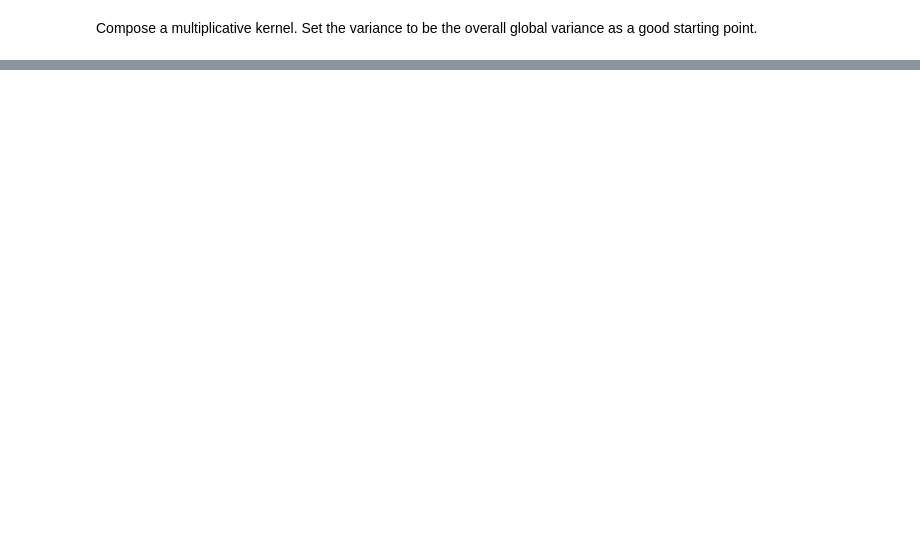
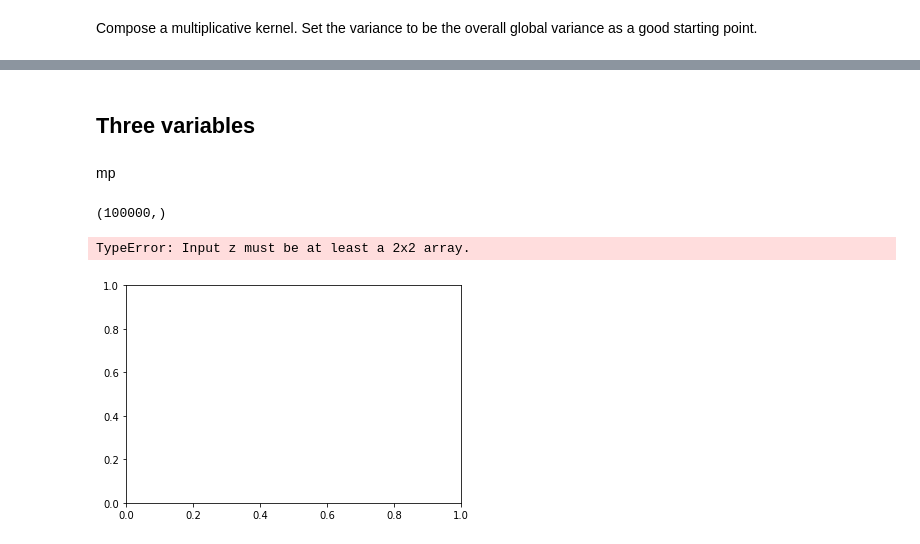
Before and after one commit to RobertArbon/optimize-fs-peptide, a Jupyter notebook: fit_gp_model.ipynb, the cells around one changed output, grey strips where cells are left out. Drawn from its saved outputs; the diff is of its cells as text; code cells hidden in the pictures; blank space fills up the shorter version.

```diff
--- a/fit_gp_model.ipynb
+++ b/fit_gp_model.ipynb
@@ -393,0 +213,2 @@ plt.annotate(s='rmse: {0:4.2f},\nll: {1:4.2f}'.format(rmse, ll), xy=(0.1, 0.8),
+# %% [markdown]
+## Three variables
@@ -393,0 +236,9 @@ plt.annotate(s='rmse: {0:4.2f},\nll: {1:4.2f}'.format(rmse, ll), xy=(0.1, 0.8),
+# %% [markdown]
+mp
+# %%
+
+x1, x2, x3 =  np.meshgrid(np.linspace(0, 1, 100), np.linspace(0, 1, 100), np.linspace(0, 1, 10))
+# %%
+X_new = np.concatenate([x1.flatten()[:, np.newaxis],
+                        x2.flatten()[:, np.newaxis],
+                        x3.flatten()[:, np.newaxis]], axis=1)
@@ -393,0 +249,11 @@ plt.annotate(s='rmse: {0:4.2f},\nll: {1:4.2f}'.format(rmse, ll), xy=(0.1, 0.8),
+# %%
+mu.shape
+# %% [output]
+(100000,)
+# %%
+idx = X_new[:, 2]==np.linspace(0, 1, 10)[1]
+# %%
+plt.contour(X_new[idx,0], X_new[idx,1])
+# %% [output]
+TypeError: Input z must be at least a 2x2 array.
+[figure, added]
```
Also changed, not shown: parts of 47 cells of this notebook.
